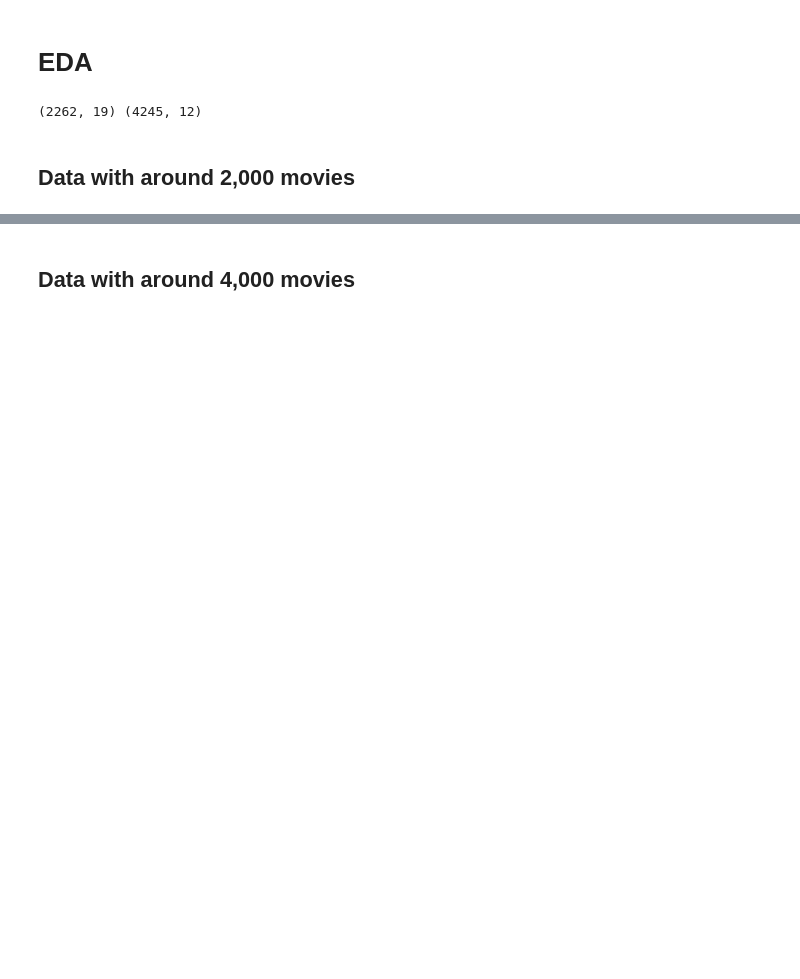
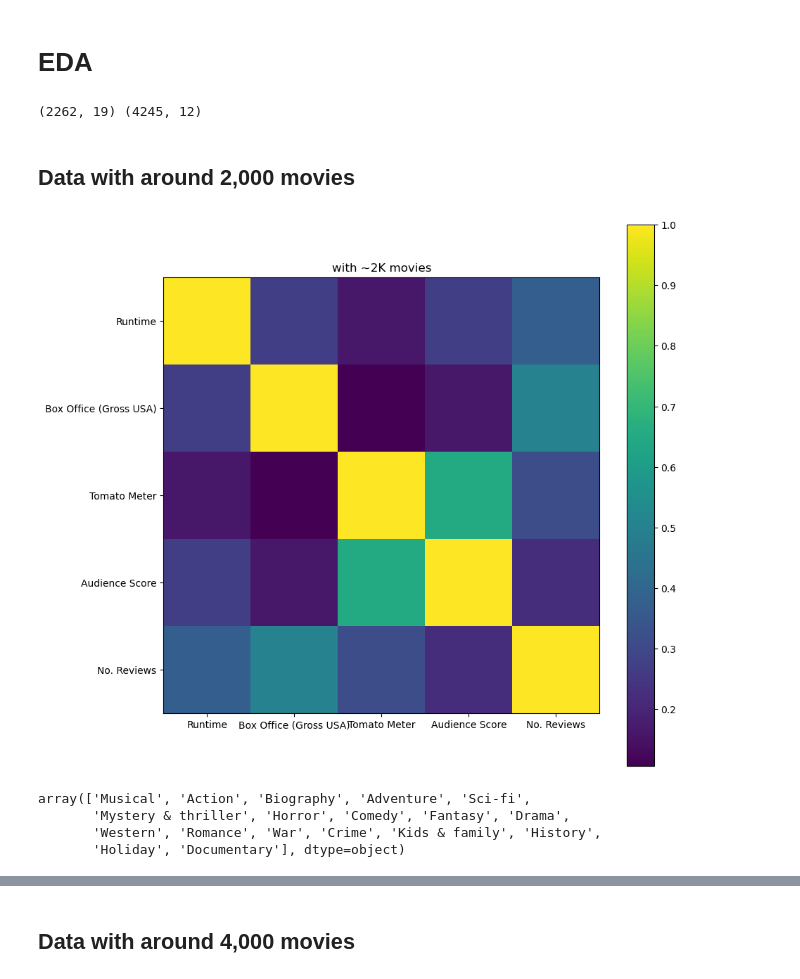
Before and after one commit to Sorooshi/Rotten_Tomatoes_DatabaSet, a Jupyter notebook: notebooks/a02_generate_two_movie_datasets.ipynb, the cells around one changed output, grey strips where cells are left out. Saved outputs shown, nothing was run; the diff lists cells and outputs as text; code cells hidden in the pictures; blank space fills up the shorter version.

```diff
--- a/notebooks/a02_generate_two_movie_datasets.ipynb
+++ b/notebooks/a02_generate_two_movie_datasets.ipynb
@@ -201,9 +175,9 @@ movies_data_4k.to_csv("../datasets/movies_data_4k.csv", index=False)
 # EDA
 # %%
 
-movies_data_s = pd.read_csv("../data/movies_data_2k.csv", )
-movies_data_m = pd.read_csv("../data/movies_data_4k.csv", )
-print(movies_data_s.shape, movies_data_m.shape)
+medium_movies_data = pd.read_csv("../data/medium_movies_data.csv", )
+large_movies_data = pd.read_csv("../data/large_movies_data.csv", )
+print(medium_movies_data.shape, large_movies_data.shape)
 # %% [output]
 (2262, 19) (4245, 12)
 # %% [markdown]
@@ -230,18 +204,25 @@ network_columns_s = [ 'Director', 'Producer', 'Writer', 'Top Cast']
 # %%
 
 
 
-corr_s = movies_data_s[q_features_s].corr()
+corr_s = medium_movies_data[q_features_s].corr()
 plt.figure(figsize=(10, 10))
 plt.imshow(corr_s)
 plt.xticks(range(len(corr_s.columns)), corr_s.columns)
 plt.yticks(range(len(corr_s.columns)), corr_s.columns)
 plt.colorbar()
 plt.title("with ~2K movies")
 plt.show()
+# %% [output]
+[figure, added]
 # %%
 
-movies_data_s["Genre"].unique()
+medium_movies_data["Genre"].unique()
+# %% [output]
+array(['Musical', 'Action', 'Biography', 'Adventure', 'Sci-fi',
+       'Mystery & thriller', 'Horror', 'Comedy', 'Fantasy', 'Drama',
+       'Western', 'Romance', 'War', 'Crime', 'Kids & family', 'History',
+       'Holiday', 'Documentary'], dtype=object)
 # %%
 
 plt.figure(figsize=(20, 10))
```
Also changed, not shown: parts of 50 cells of this notebook.
